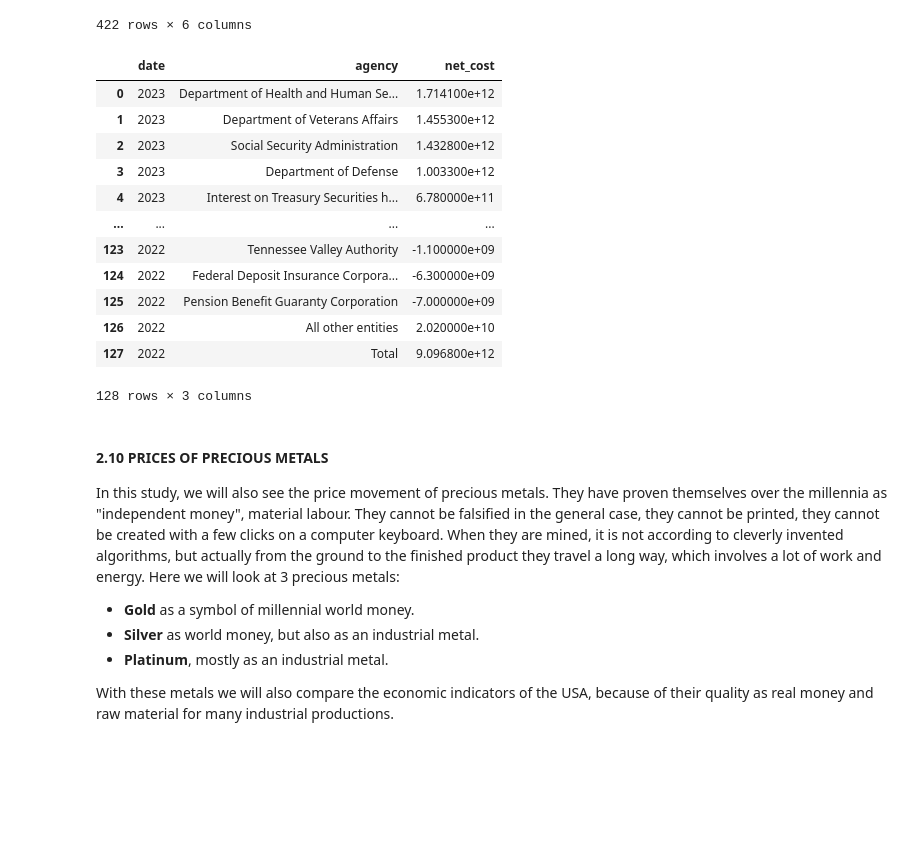
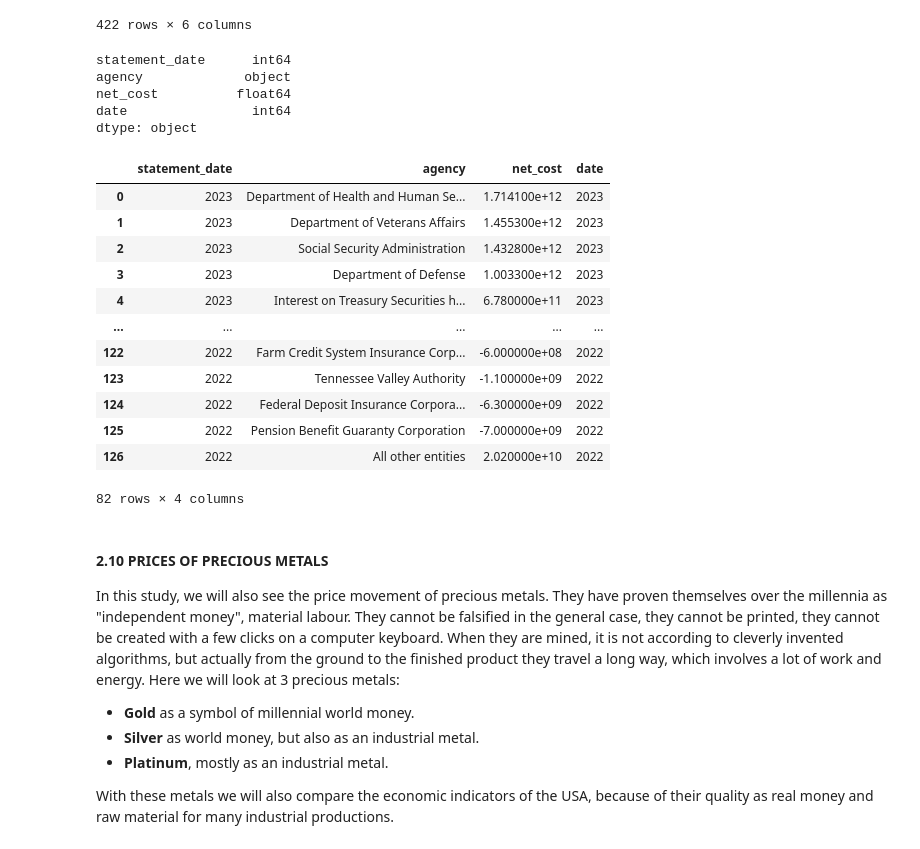
Before and after one commit to Engineer194/Macroeconomic-Analysis-of-the-US-Economy---Part-1, a Jupyter notebook: DATA_Project_v.1.ipynb, the cells around one changed output. Cells and saved outputs as stored; diff of their text form; code cells hidden in the pictures; blank space fills up the shorter version.

```diff
--- a/DATA_Project_v.1.ipynb
+++ b/DATA_Project_v.1.ipynb
@@ -504,39 +504,3 @@ budget # Show data
 | 420 | 2019-09-30 | 2018 | All other entities | 17.2 | 41 | 2019 |
 | 421 | 2019-09-30 | 2018 | Total | 4540.9 | 42 | 2019 |
 422 rows × 6 columns
-# %%
-# We leave only the requested columns...
-keep_col = ['Statement Fiscal Year', 'Agency Name', 'Net Cost (in Billions)']
-budget_filtered = budget[keep_col]
-
-# rename columns
-budget_filtered.columns = ["date", "agency", 'net_cost']
-
-# Convert to dollars.
-budget_filtered.loc[:, "net_cost"] = budget_filtered["net_cost"] * 1_000_000_000
-
-# We leave only the requested dates...
-# Create a deep copy of the DataFrame to avoid setting on a copy
-budget_filtered = budget_filtered.copy()
-
-# Convert 'date' to string
-budget_filtered['date'] = budget_filtered['date'].astype(str)
-
-# Filter by date
-budget_filtered = budget_filtered[budget_filtered['date'] >= '2022']
-
-budget_filtered
-# %% [output]
-|  | date | agency | net_cost |
-| 0 | 2023 | Department of Health and Human Se... | 1.714100e+12 |
-| 1 | 2023 | Department of Veterans Affairs | 1.455300e+12 |
-| 2 | 2023 | Social Security Administration | 1.432800e+12 |
-| 3 | 2023 | Department of Defense | 1.003300e+12 |
-| 4 | 2023 | Interest on Treasury Securities h... | 6.780000e+11 |
-| ... | ... | ... | ... |
-| 123 | 2022 | Tennessee Valley Authority | -1.100000e+09 |
-| 124 | 2022 | Federal Deposit Insurance Corpora... | -6.300000e+09 |
-| 125 | 2022 | Pension Benefit Guaranty Corporation | -7.000000e+09 |
-| 126 | 2022 | All other entities | 2.020000e+10 |
-| 127 | 2022 | Total | 9.096800e+12 |
-128 rows × 3 columns
@@ -542,0 +517,44 @@ budget_filtered
+# %%
+budget_filtered.dtypes
+# %% [output]
+statement_date      int64
+agency             object
+net_cost          float64
+date                int64
+dtype: object
+# %%
+# Filter by year (2022 or 2023).
+filtered_by_year = budget_filtered[(budget_filtered['date'] == 2022) | (budget_filtered['date'] == 2023)]
+
+# Filter by matching year in 'date' and 'statement_date'.
+filtered_by_date_match = filtered_by_year[filtered_by_year['statement_date'] == filtered_by_year['date']]
+
+# 'budget_filtered' will now contain only rows that meet both conditions.
+budget_filtered = filtered_by_date_match
+
+# Remove empty lines and duplicate lines.
+cleaned_data = budget_filtered.dropna()
+cleaned_data = cleaned_data.drop_duplicates()
+
+# Remove rows with "Total" and "Subtotal" in 'agency'.
+cleaned_data = cleaned_data[~cleaned_data['agency'].isin(['Total', 'Subtotal'])]
+
+# Remove columns with missing data.
+cleaned_data = cleaned_data.dropna(axis=1, how='any')
+budget_filtered = cleaned_data # Update!
+
+budget_filtered
+# %% [output]
+|  | statement_date | agency | net_cost | date |
+| 0 | 2023 | Department of Health and Human Se... | 1.714100e+12 | 2023 |
+| 1 | 2023 | Department of Veterans Affairs | 1.455300e+12 | 2023 |
+| 2 | 2023 | Social Security Administration | 1.432800e+12 | 2023 |
+| 3 | 2023 | Department of Defense | 1.003300e+12 | 2023 |
+| 4 | 2023 | Interest on Treasury Securities h... | 6.780000e+11 | 2023 |
+| ... | ... | ... | ... | ... |
+| 122 | 2022 | Farm Credit System Insurance Corp... | -6.000000e+08 | 2022 |
+| 123 | 2022 | Tennessee Valley Authority | -1.100000e+09 | 2022 |
+| 124 | 2022 | Federal Deposit Insurance Corpora... | -6.300000e+09 | 2022 |
+| 125 | 2022 | Pension Benefit Guaranty Corporation | -7.000000e+09 | 2022 |
+| 126 | 2022 | All other entities | 2.020000e+10 | 2022 |
+82 rows × 4 columns
```
Also changed, not shown: parts of 3 cells of this notebook.
